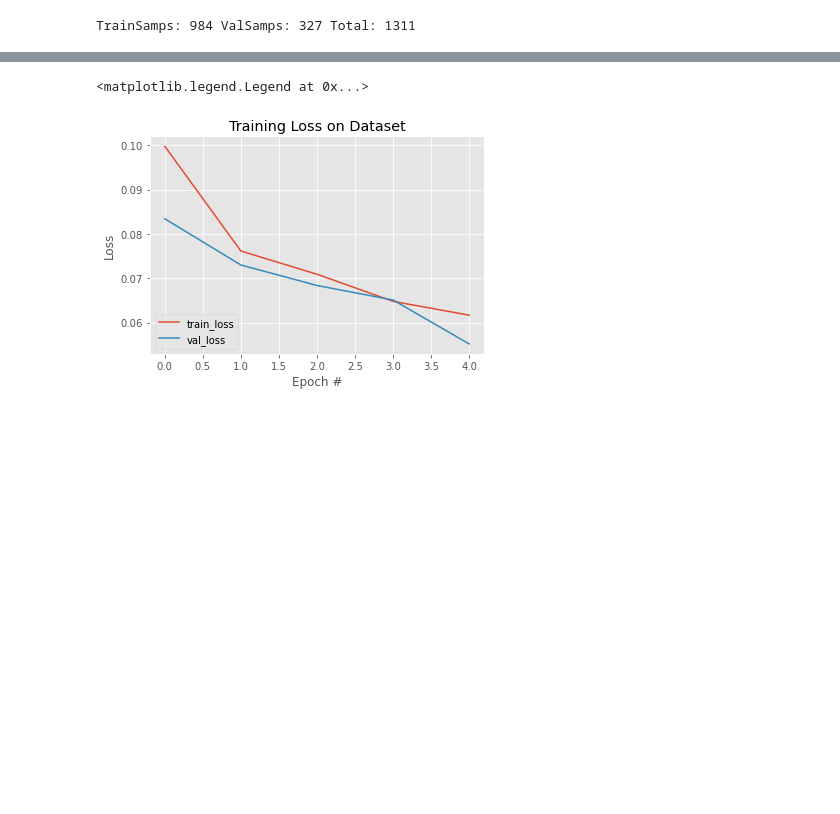
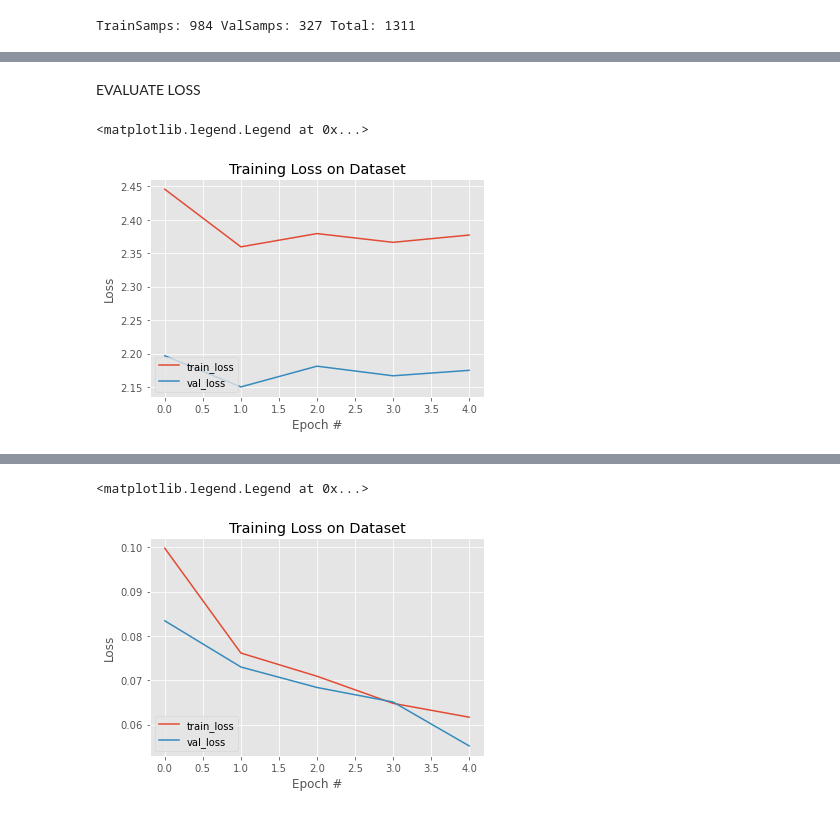
Before and after one commit to natbut/me592-robotics-project, a Jupyter notebook: IntraRow_Navigation_CNN.ipynb, the cells around one changed output, grey strips where cells are left out. Cells and saved outputs as stored; diff of their text form; code cells hidden in the pictures; blank space fills up the shorter version.

Commit message:
Initial Training

```diff
--- a/IntraRow_Navigation_CNN.ipynb
+++ b/IntraRow_Navigation_CNN.ipynb
@@ -74,7 +74,7 @@ for folder in data_folders:
     for i in range(0,len(csv_data)-2):
         # Load image
         image = img_path+img_filenames[i]
-        if 'csv' in image: continue
+        if ('.csv' or '.ipynb_checkpoints') in image: continue
 
         # Load current data and data 1/3s into future (for next imgage)
         # Vals loaded from each line are [timestamp, yaw, lat, lon]
@@ -467,0 +477,15 @@ Evaluation Complete
+# %% [markdown]
+EVALUATE LOSS
+# %%
+# plot the training loss
+plt.style.use("ggplot")
+plt.figure()
+plt.plot(H["train_loss"], label="train_loss")
+plt.plot(H["val_loss"], label="val_loss")
+plt.title("Training Loss on Dataset")
+plt.xlabel("Epoch #")
+plt.ylabel("Loss")
+plt.legend(loc="lower left")
+# %% [output]
+<matplotlib.legend.Legend at 0x...>
+[figure, added]
```
Also changed, not shown: parts of 15 cells of this notebook.
